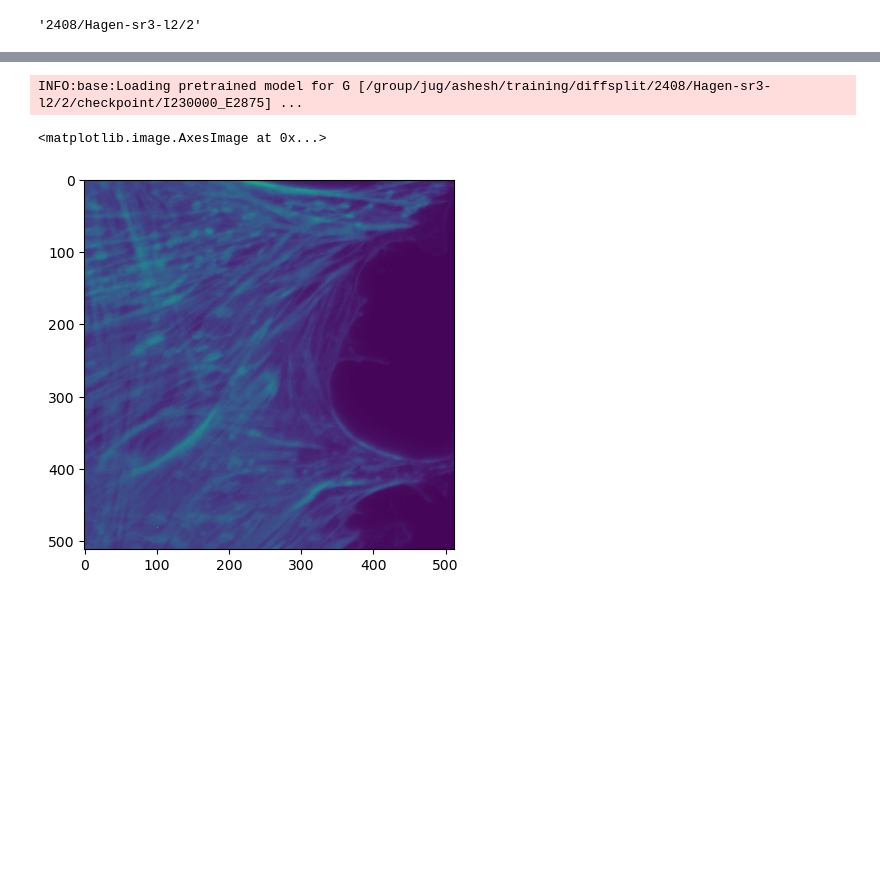
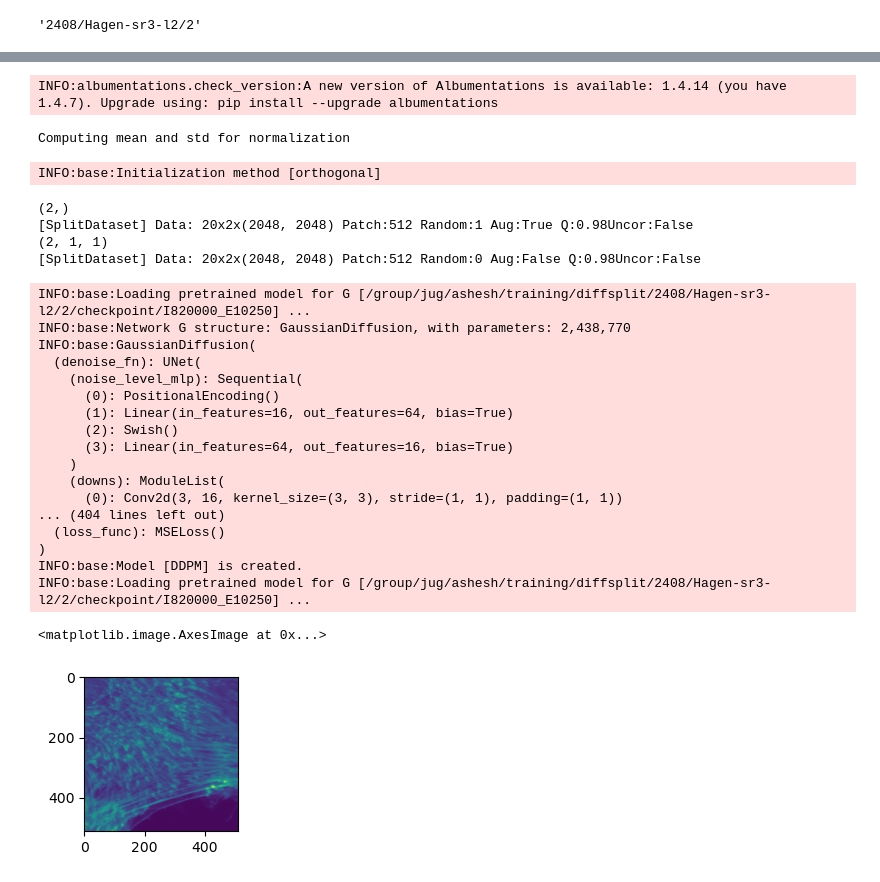
Before and after one commit to rayanirban/DiffSplitting, a Jupyter notebook: notebooks/Evaluate.ipynb, the cells around one changed output, grey strips where cells are left out. Cells and saved outputs as stored; diff of their text form; code cells hidden in the pictures; blank space fills up the shorter version.

```diff
--- a/notebooks/Evaluate.ipynb
+++ b/notebooks/Evaluate.ipynb
@@ -141,20 +53,72 @@ INFO:base:Model [DDPM] is created.
-# %%
-diffusion.load_network()
-# %% [output]
-INFO:base:Loading pretrained model for G [/group/jug/ashesh/training/diffsplit/2408/Hagen-sr3-l2/2/checkpoint/I230000_E2875] ...
+# %%
+if 'patch_size' not in opt['datasets']:
+    opt['datasets']['patch_size']  = opt['datasets']['train']['patch_size']
+
+if 'max_qval' not in opt['datasets']:
+    opt['datasets']['max_qval']  = 0.98
+
+if 'uncorrelated_channels' not in opt['datasets']['train']:
+    opt['datasets']['train']['uncorrelated_channels']  = False
+# %%
+import torch
+import data as Data
+import model as Model
+from data.split_dataset import SplitDataset, DataLocation
+from split import get_datasets
+import os
+
+
+# data
+train_set, val_set = get_datasets(opt)
+
+# model
+diffusion = Model.create_model(opt)
+diffusion.set_new_noise_schedule(opt['model']['beta_schedule'][opt['phase']], schedule_phase=opt['phase'])
+
+# load checkpoint
+diffusion.load_network()
+# %% [output]
+INFO:albumentations.check_version:A new version of Albumentations is available: 1.4.14 (you have 1.4.7). Upgrade using: pip install --upgrade albumentations
+Computing mean and std for normalization
+INFO:base:Initialization method [orthogonal]
+(2,)
+[SplitDataset] Data: 20x2x(2048, 2048) Patch:512 Random:1 Aug:True Q:0.98Uncor:False
+(2, 1, 1)
+[SplitDataset] Data: 20x2x(2048, 2048) Patch:512 Random:0 Aug:False Q:0.98Uncor:False
+INFO:base:Loading pretrained model for G [/group/jug/ashesh/training/diffsplit/2408/Hagen-sr3-l2/2/checkpoint/I820000_E10250] ...
+INFO:base:Network G structure: GaussianDiffusion, with parameters: 2,438,770
+INFO:base:GaussianDiffusion(
+  (denoise_fn): UNet(
+    (noise_level_mlp): Sequential(
+      (0): PositionalEncoding()
+      (1): Linear(in_features=16, out_features=64, bias=True)
+      (2): Swish()
+      (3): Linear(in_features=64, out_features=16, bias=True)
+    )
+    (downs): ModuleList(
+      (0): Conv2d(3, 16, kernel_size=(3, 3), stride=(1, 1), padding=(1, 1))
+... (404 lines left out)
+  (loss_func): MSELoss()
+)
+INFO:base:Model [DDPM] is created.
+INFO:base:Loading pretrained model for G [/group/jug/ashesh/training/diffsplit/2408/Hagen-sr3-l2/2/checkpoint/I820000_E10250] ...
 # %%
 import numpy as np
 import matplotlib.pyplot as plt
+norm_dict = val_set.get_normalization_dict()
 
 idx = np.random.randint(0,len(val_set))
 data = val_set[idx]
 inp = data['input']
 target = data['target']
 diffusion_data = {'input': torch.Tensor(inp)[None].cuda(), 'target': torch.Tensor(target[None]).cuda()}
-plt.imshow(inp[0])
+inp = inp * norm_dict['std_input'] + norm_dict['mean_input']
+inp = inp/np.max(inp)
+_,ax = plt.subplots(figsize=(2,2))
+plt.imshow(inp.transpose(1,2,0))
 # %% [output]
 <matplotlib.image.AxesImage at 0x...>
-[figure, old version]
+[figure, new version]
 # %%
 diffusion.set_new_noise_schedule(
     opt['model']['beta_schedule']['val'], schedule_phase='val')
```
Also changed, not shown: parts of 15 cells of this notebook, 2 other files.
